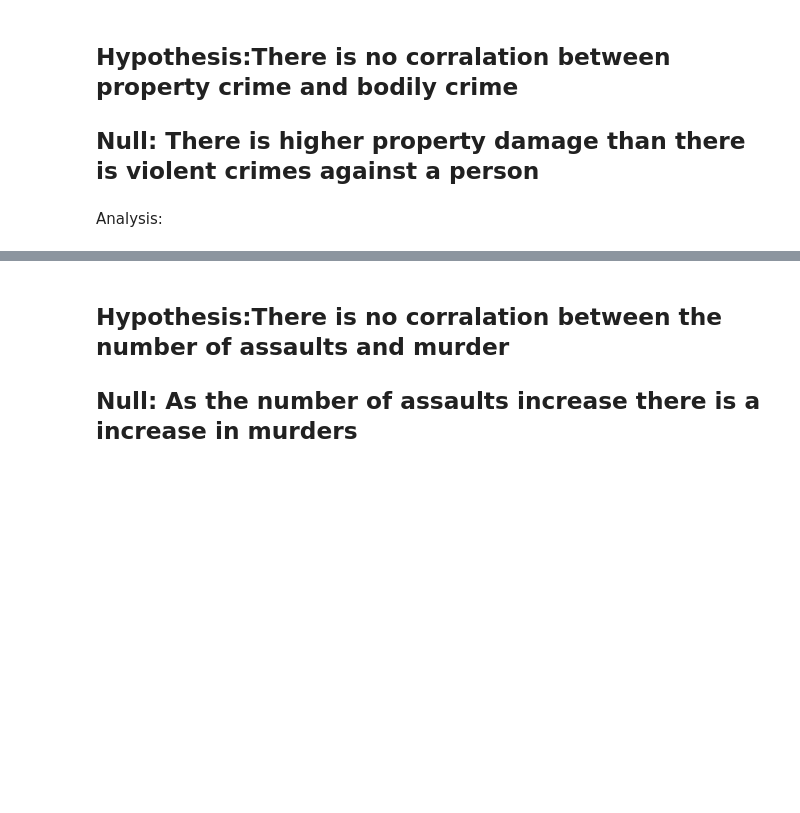
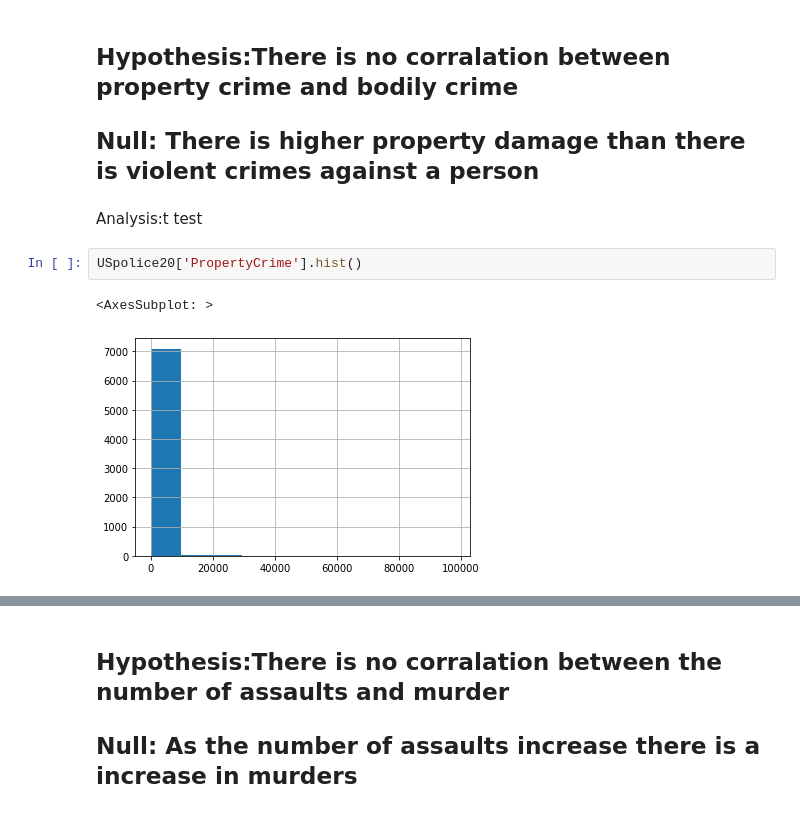
Before and after one commit to Mt122606/Curous-Conquers-, a Jupyter notebook: CuriousConquersProject/DATA/USPoliceReport2020.ipynb, the cells around one changed output, grey strips where cells are left out. Cells and saved outputs as stored; diff of their text form; blank space fills up the shorter version.

```diff
--- a/CuriousConquersProject/DATA/USPoliceReport2020.ipynb
+++ b/CuriousConquersProject/DATA/USPoliceReport2020.ipynb
@@ -38,4 +100,9 @@ USpolice20
 ##   Hypothesis:There is no corralation between property crime and bodily crime
 ## Null: There is higher property damage than there is violent crimes against a person
 # %% [markdown]
-Analysis:
+Analysis:t test
+# %%
+USpolice20['PropertyCrime'].hist()
+# %% [output]
+<AxesSubplot: >
+[figure, added]
```
Also changed, not shown: parts of 16 cells of this notebook, 17 other files.
